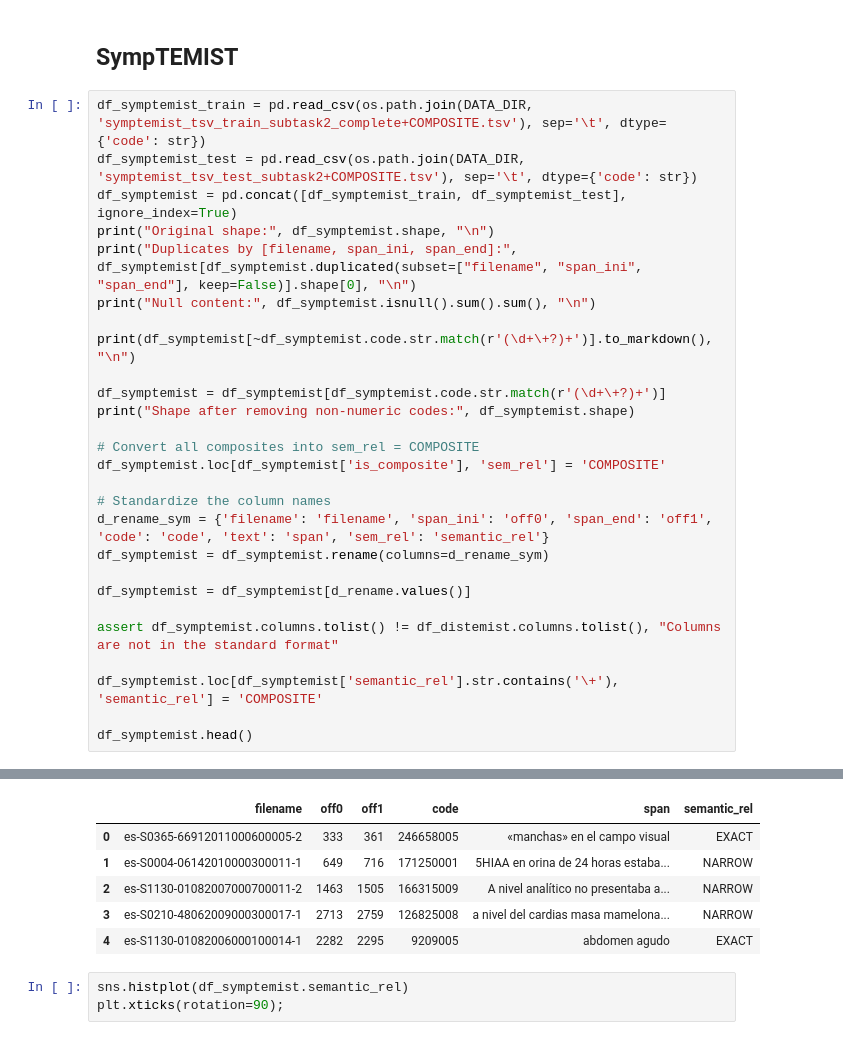
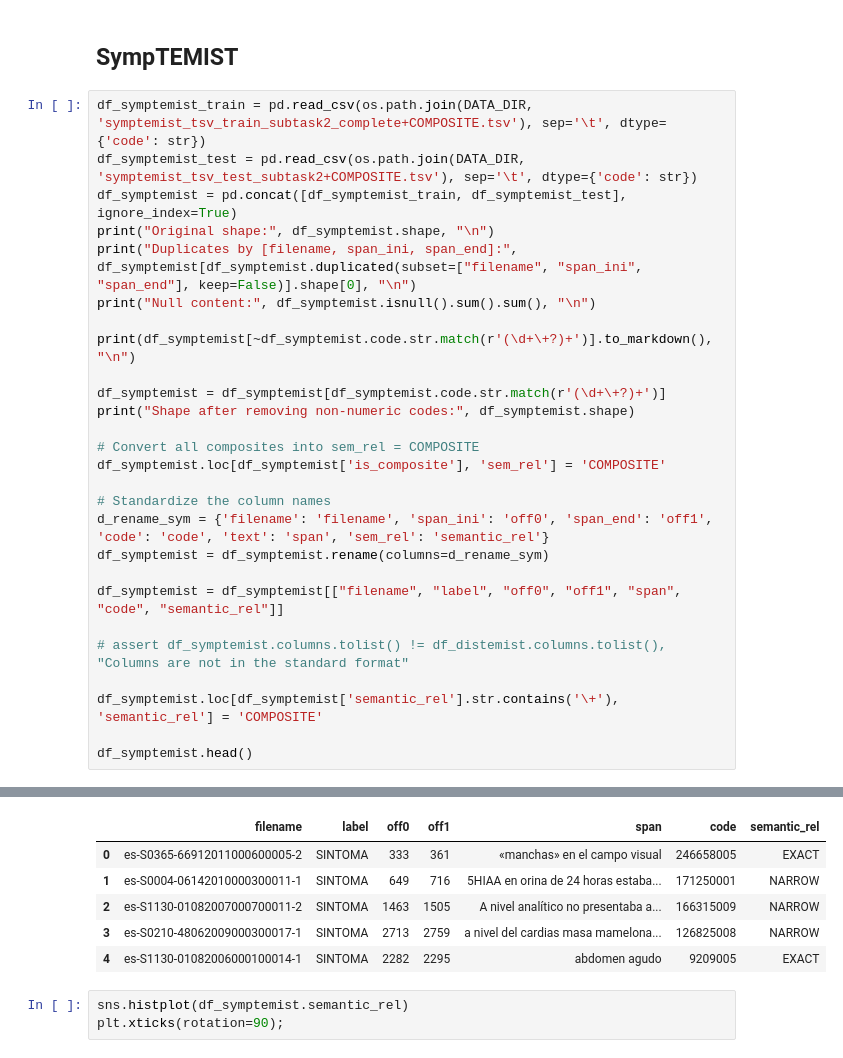
Before and after one commit to nlp4bia-bsc/dt4h-coverage-dash, a Jupyter notebook: notebooks/data-retrieval.ipynb, the cells around one changed output, grey strips where cells are left out. Drawn from its saved outputs; the diff is of its cells as text.

```diff
--- a/notebooks/data-retrieval.ipynb
+++ b/notebooks/data-retrieval.ipynb
@@ -220,41 +220,41 @@ print("Shape after removing non-numeric codes:", df_symptemist.shape)
 # Convert all composites into sem_rel = COMPOSITE
 df_symptemist.loc[df_symptemist['is_composite'], 'sem_rel'] = 'COMPOSITE'
 
 # Standardize the column names
 d_rename_sym = {'filename': 'filename', 'span_ini': 'off0', 'span_end': 'off1', 'code': 'code', 'text': 'span', 'sem_rel': 'semantic_rel'}
 df_symptemist = df_symptemist.rename(columns=d_rename_sym)
 
-df_symptemist = df_symptemist[d_rename.values()]
+df_symptemist = df_symptemist[["filename", "label", "off0", "off1", "span", "code", "semantic_rel"]]
 
-assert df_symptemist.columns.tolist() != df_distemist.columns.tolist(), "Columns are not in the standard format"
+# assert df_symptemist.columns.tolist() != df_distemist.columns.tolist(), "Columns are not in the standard format"
 
 df_symptemist.loc[df_symptemist['semantic_rel'].str.contains('\+'), 'semantic_rel'] = 'COMPOSITE'
 
 df_symptemist.head()
 # %% [output]
 Original shape: (12014, 10)
 
 Duplicates by [filename, span_ini, span_end]: 2
 
 Null content: 0
 
 |       | filename                     | label   |   span_ini |   span_end | text                                                                                                                        ...
 |------:|:-----------------------------|:--------|-----------:|-----------:|:--------------------------------------------------------------------------------------------------------------------------- ...
 |   452 | es-S0212-71992006000800007-1 | SINTOMA |       1115 |       1156 | b2 microglobulina, CEA y CA 19,9 normales                                                                                   ...
 |   457 | es-S0365-66912011000600005-2 | SINTOMA |        123 |        139 | baja carga viral                                                                                                            ...
 |   822 | es-S0212-16112010000600022-1 | SINTOMA |        822 |        852 | débito por ileostomía superior                                                                                              ...
 |   874 | es-S0210-48062007000700017-1 | SINTOMA |       1914 |       1944 | depósito focal hipermetabólico                                                                                              ...
 ... (287 lines left out)
 | 12008 | es-S1130-01082006000900014-1 | SINTOMA |        824 |        861 | Wirsung en el límite de la normalidad                                                                                       ...
 | 12012 | es-S1134-80462005000300004-1 | SINTOMA |       2808 |       2869 | zonas hipoestésicas y espásticas en ambos miembros inferiores                                                               ...
 
 Shape after removing non-numeric codes: (11721, 10)
-|  | filename | off0 | off1 | code | span | semantic_rel |
-| 0 | es-S0365-66912011000600005-2 | 333 | 361 | 246658005 | «manchas» en el campo visual | EXACT |
-| 1 | es-S0004-06142010000300011-1 | 649 | 716 | 171250001 | 5HIAA en orina de 24 horas estaba... | NARROW |
-| 2 | es-S1130-01082007000700011-2 | 1463 | 1505 | 166315009 | A nivel analítico no presentaba a... | NARROW |
-| 3 | es-S0210-48062009000300017-1 | 2713 | 2759 | 126825008 | a nivel del cardias masa mamelona... | NARROW |
-| 4 | es-S1130-01082006000100014-1 | 2282 | 2295 | 9209005 | abdomen agudo | EXACT |
+|  | filename | label | off0 | off1 | span | code | semantic_rel |
+| 0 | es-S0365-66912011000600005-2 | SINTOMA | 333 | 361 | «manchas» en el campo visual | 246658005 | EXACT |
+| 1 | es-S0004-06142010000300011-1 | SINTOMA | 649 | 716 | 5HIAA en orina de 24 horas estaba... | 171250001 | NARROW |
+| 2 | es-S1130-01082007000700011-2 | SINTOMA | 1463 | 1505 | A nivel analítico no presentaba a... | 166315009 | NARROW |
+| 3 | es-S0210-48062009000300017-1 | SINTOMA | 2713 | 2759 | a nivel del cardias masa mamelona... | 126825008 | NARROW |
+| 4 | es-S1130-01082006000100014-1 | SINTOMA | 2282 | 2295 | abdomen agudo | 9209005 | EXACT |
 # %%
 sns.histplot(df_symptemist.semantic_rel)
 plt.xticks(rotation=90);
```
Also changed, not shown: parts of 7 cells of this notebook, 1 other file.
